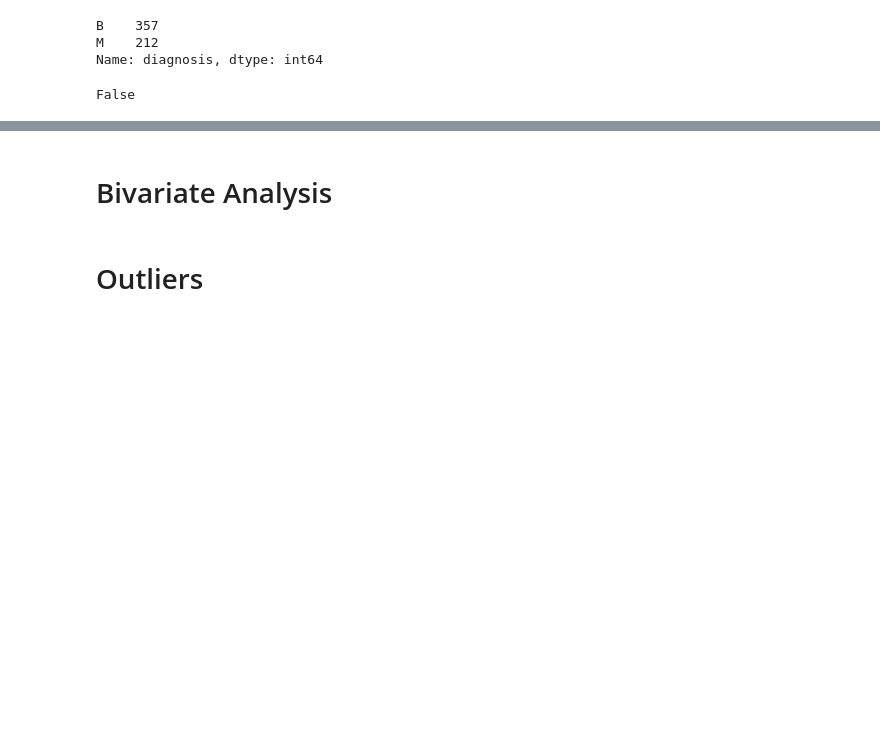
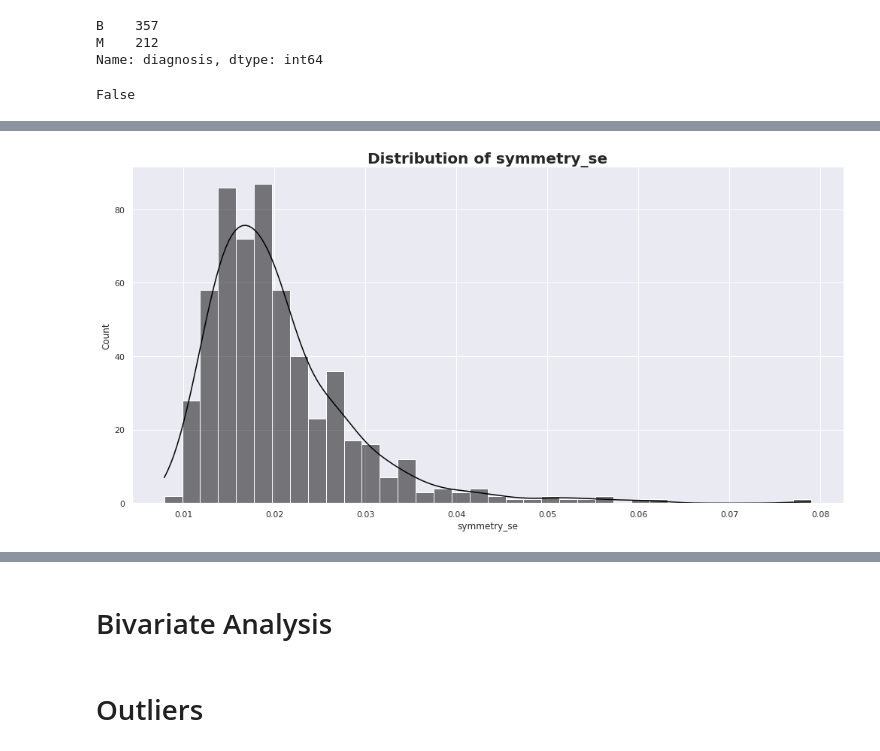
Before and after one commit to abel-blue/breastCancer-causal-Inference, a Jupyter notebook: notebooks/data_exploration.ipynb, the cells around one changed output, grey strips where cells are left out. Cells and saved outputs as stored; diff of their text form; code cells hidden in the pictures; blank space fills up the shorter version.

```diff
--- a/notebooks/data_exploration.ipynb
+++ b/notebooks/data_exploration.ipynb
@@ -239,0 +261,4 @@ False
+# %%
+exploration.plot_hist(train_df, 'symmetry_se', 'black')
+# %% [output]
+[figure, added]
```
Also changed, not shown: parts of 6 cells of this notebook.
